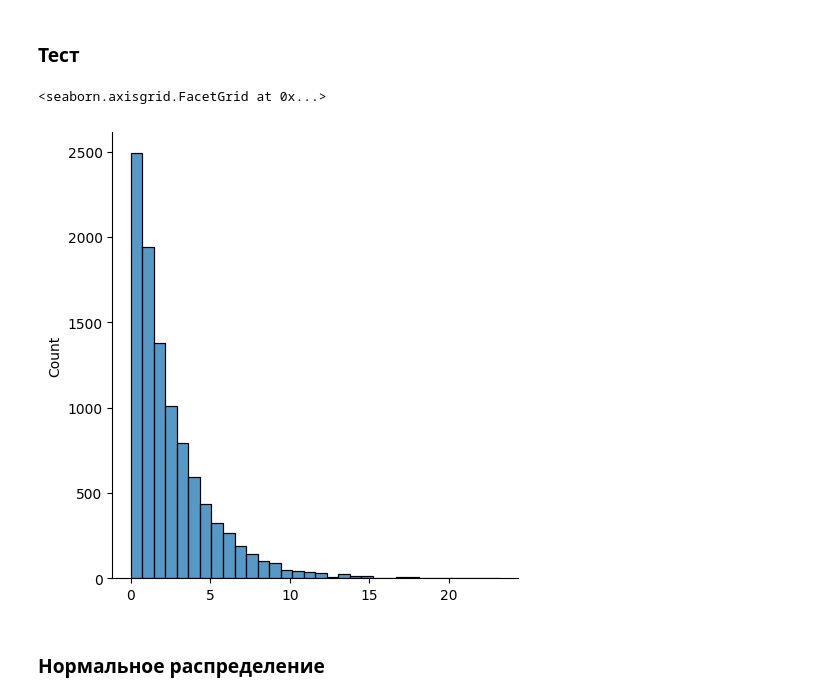
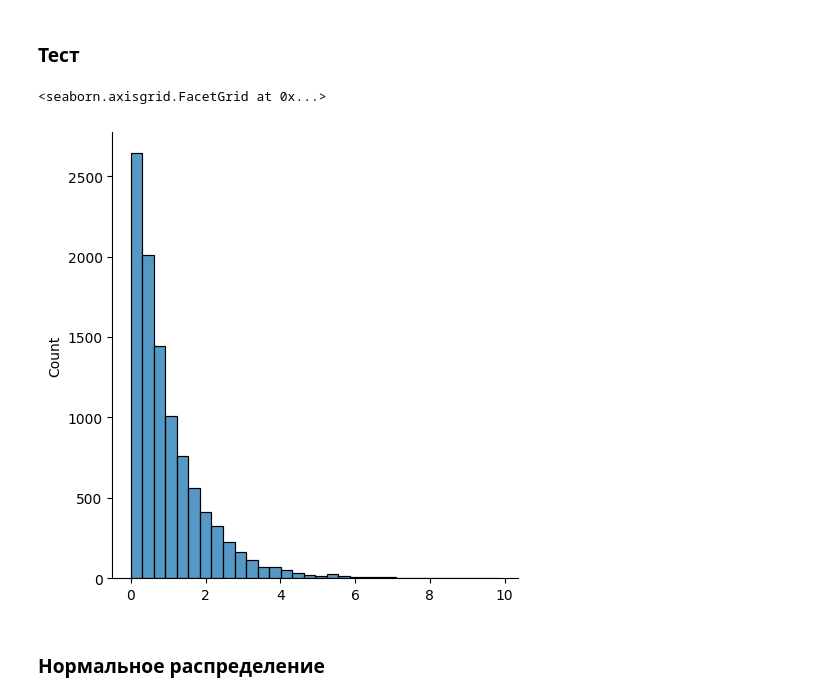
Before and after one commit to dimayasha7123/comp_modeling, a Jupyter notebook: lab1.ipynb, the cells around one changed output. Cells and saved outputs as stored; diff of their text form; code cells hidden in the pictures.

```diff
--- a/lab1.ipynb
+++ b/lab1.ipynb
@@ -14,7 +15,8 @@ import math
 # %%
 random.seed(1)
 BINS = 32
-N=10000
+DEG=4 #from 1 to 10
+N=10**DEG
 
 
 def R() -> float:
@@ -52,13 +54,13 @@ def exp_dist(l: int, n: int) -> list:
 # %% [markdown]
 ### Тест
 # %%
-l=0.4
+l=1
 
 d2 = exp_dist(l, N)
-seaborn.displot(np.array(d2), bins=BINS)
+seaborn.displot(d2, bins=BINS)
 # %% [output]
 <seaborn.axisgrid.FacetGrid at 0x...>
-[figure, old version]
+[figure, new version]
 # %% [markdown]
 ### Нормальное распределение
 # %%
```
Also changed, not shown: parts of 11 cells of this notebook.
